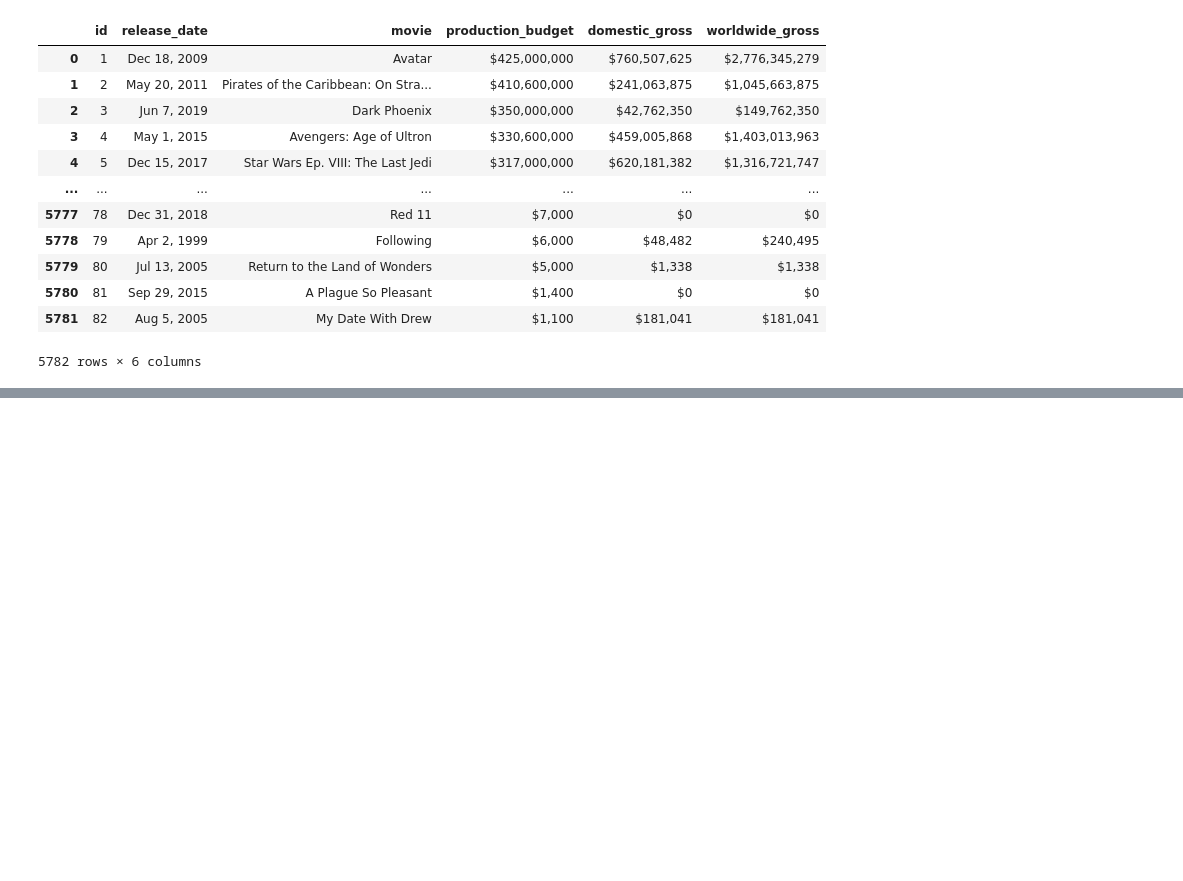
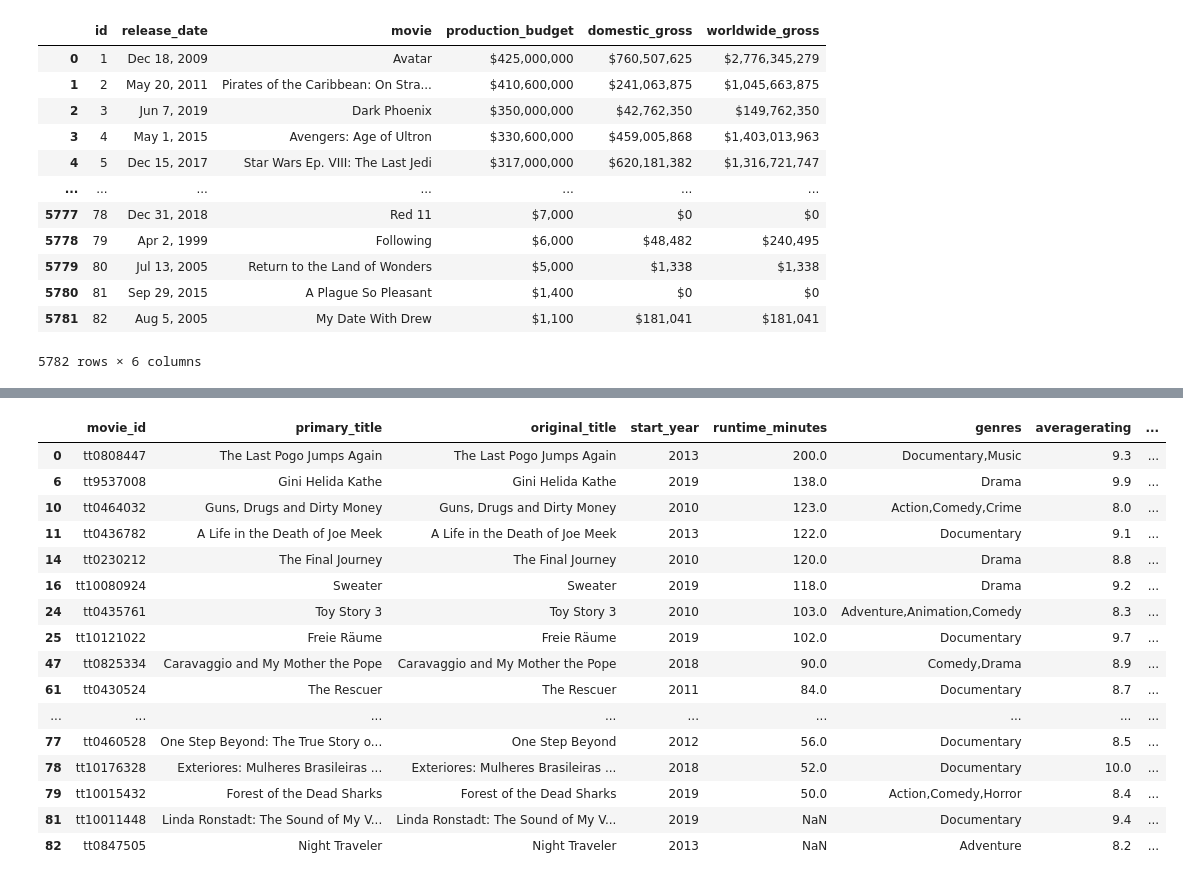
Before and after one commit to ZeejahWaseem/Capstone_Project, a Jupyter notebook: Notebooks/Laila_Folder/Laila.ipynb, the cells around one changed output, grey strips where cells are left out. Saved outputs shown, nothing was run; the diff lists cells and outputs as text; code cells hidden in the pictures; blank space fills up the shorter version.

```diff
--- a/Notebooks/Laila_Folder/Laila.ipynb
+++ b/Notebooks/Laila_Folder/Laila.ipynb
@@ -118,0 +117,9 @@ df_bom
+# %%
+joined_tables_df = pd.read_sql("""SELECT *
+FROM movie_basics
+JOIN movie_ratings
+    USING(movie_id)
+GROUP BY averagerating
+ORDER BY runtime_minutes DESC
+;
+""", conn)
@@ -118,0 +142,22 @@ df_bom
+# %%
+# Filter out movies with a specific condition, e.g., only movies with ratings >= 7
+highly_rated_movies = joined_tables_df[joined_tables_df['averagerating'] >= 8]
+highly_rated_movies
+# %% [output]
+|  | movie_id | primary_title | original_title | start_year | runtime_minutes | genres | averagerating | ... |
+| 0 | tt0808447 | The Last Pogo Jumps Again | The Last Pogo Jumps Again | 2013 | 200.0 | Documentary,Music | 9.3 | ... |
+| 6 | tt9537008 | Gini Helida Kathe | Gini Helida Kathe | 2019 | 138.0 | Drama | 9.9 | ... |
+| 10 | tt0464032 | Guns, Drugs and Dirty Money | Guns, Drugs and Dirty Money | 2010 | 123.0 | Action,Comedy,Crime | 8.0 | ... |
+| 11 | tt0436782 | A Life in the Death of Joe Meek | A Life in the Death of Joe Meek | 2013 | 122.0 | Documentary | 9.1 | ... |
+| 14 | tt0230212 | The Final Journey | The Final Journey | 2010 | 120.0 | Drama | 8.8 | ... |
+| 16 | tt10080924 | Sweater | Sweater | 2019 | 118.0 | Drama | 9.2 | ... |
+| 24 | tt0435761 | Toy Story 3 | Toy Story 3 | 2010 | 103.0 | Adventure,Animation,Comedy | 8.3 | ... |
+| 25 | tt10121022 | Freie Räume | Freie Räume | 2019 | 102.0 | Documentary | 9.7 | ... |
+| 47 | tt0825334 | Caravaggio and My Mother the Pope | Caravaggio and My Mother the Pope | 2018 | 90.0 | Comedy,Drama | 8.9 | ... |
+| 61 | tt0430524 | The Rescuer | The Rescuer | 2011 | 84.0 | Documentary | 8.7 | ... |
+| ... | ... | ... | ... | ... | ... | ... | ... | ... |
+| 77 | tt0460528 | One Step Beyond: The True Story o... | One Step Beyond | 2012 | 56.0 | Documentary | 8.5 | ... |
+| 78 | tt10176328 | Exteriores: Mulheres Brasileiras ... | Exteriores: Mulheres Brasileiras ... | 2018 | 52.0 | Documentary | 10.0 | ... |
+| 79 | tt10015432 | Forest of the Dead Sharks | Forest of the Dead Sharks | 2019 | 50.0 | Action,Comedy,Horror | 8.4 | ... |
+| 81 | tt10011448 | Linda Ronstadt: The Sound of My V... | Linda Ronstadt: The Sound of My V... | 2019 | NaN | Documentary | 9.4 | ... |
+| 82 | tt0847505 | Night Traveler | Night Traveler | 2013 | NaN | Adventure | 8.2 | ... |
```
Also changed, not shown: parts of 11 cells of this notebook, 2 other files.
